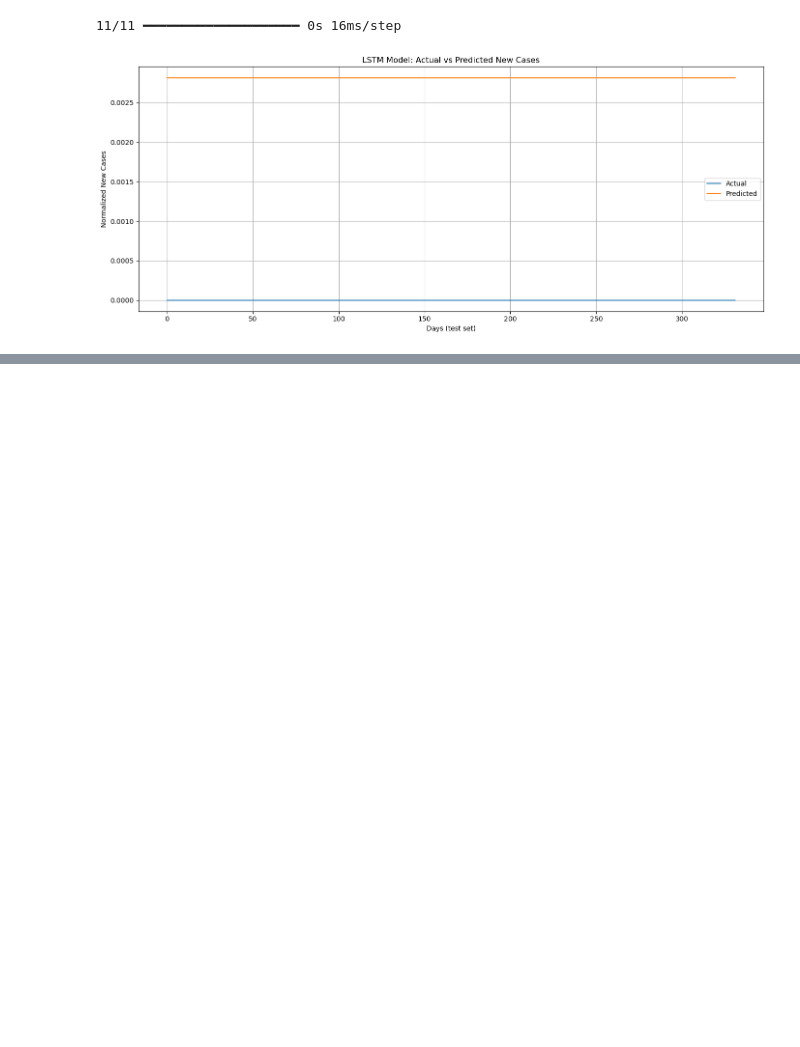
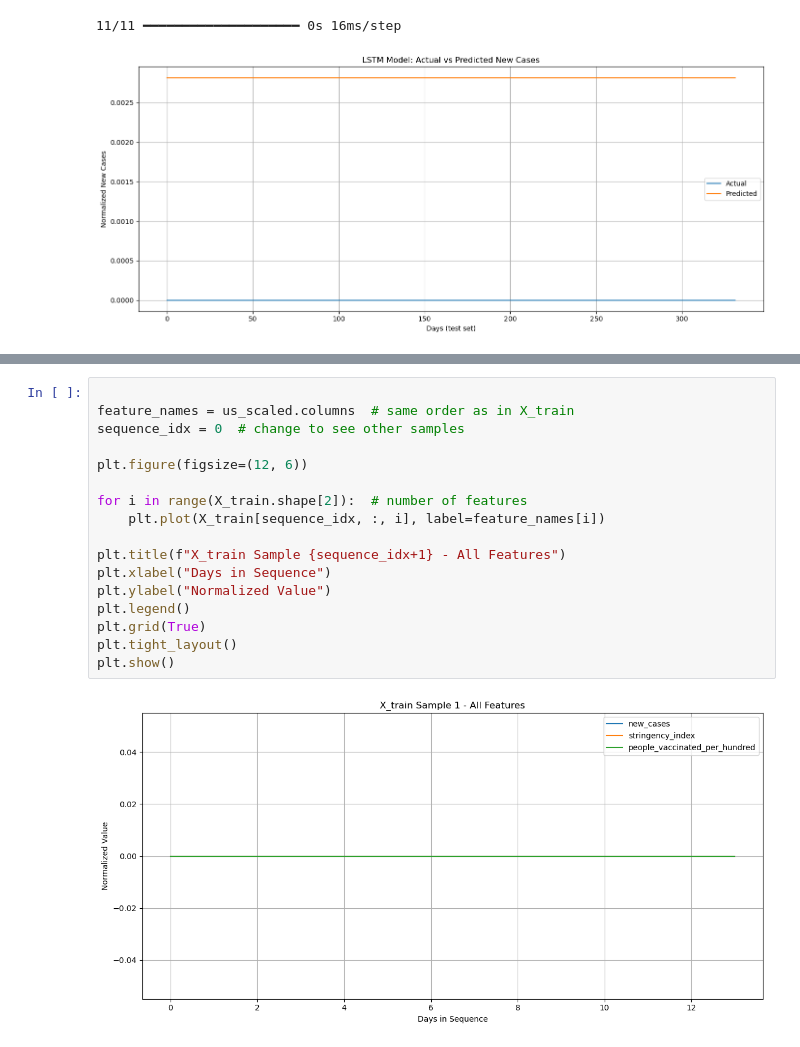
Before and after one commit to RaghavDewangan/Covid-Outbreak-Prediction, a Jupyter notebook: pred.ipynb, the cells around one changed output, grey strips where cells are left out. Cells and saved outputs as stored; diff of their text form; blank space fills up the shorter version.

```diff
--- a/pred.ipynb
+++ b/pred.ipynb
@@ -484,0 +505,19 @@ plt.show()
+# %%
+
+feature_names = us_scaled.columns  # same order as in X_train
+sequence_idx = 0  # change to see other samples
+
+plt.figure(figsize=(12, 6))
+
+for i in range(X_train.shape[2]):  # number of features
+    plt.plot(X_train[sequence_idx, :, i], label=feature_names[i])
+
+plt.title(f"X_train Sample {sequence_idx+1} - All Features")
+plt.xlabel("Days in Sequence")
+plt.ylabel("Normalized Value")
+plt.legend()
+plt.grid(True)
+plt.tight_layout()
+plt.show()
+# %% [output]
+[figure, added]
```
Also changed, not shown: parts of 3 cells of this notebook.
